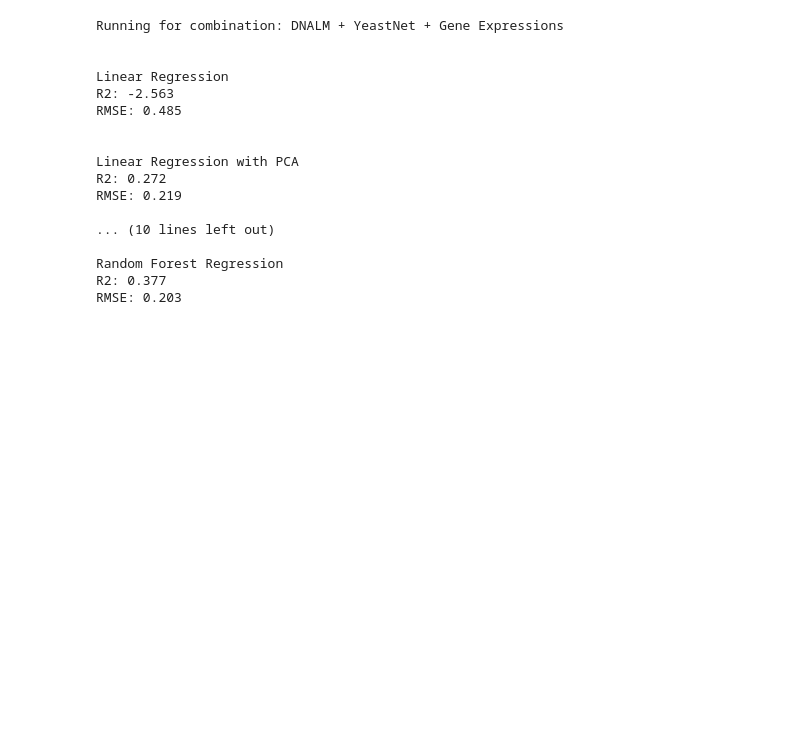
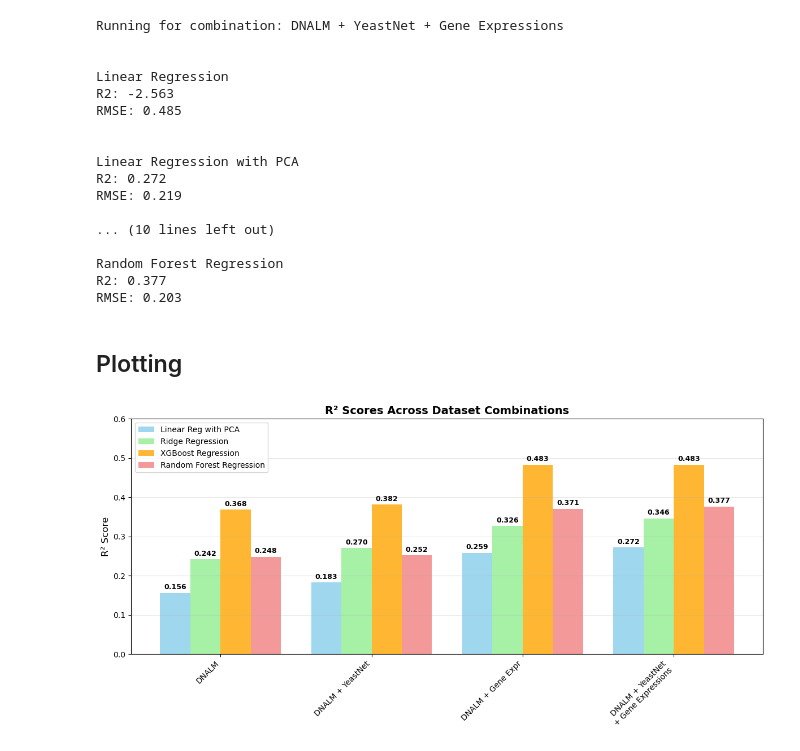
Before and after one commit to egekurt123/yeast_gene_interactions, a Jupyter notebook: Table Predictions/from_embeddings/DMF_Score_Combinations.ipynb, the cells around one changed output. Cells and saved outputs as stored; diff of their text form; code cells hidden in the pictures; blank space fills up the shorter version.

Commit message:
Add Holdout prediction to all models

```diff
--- a/Table Predictions/from_embeddings/DMF_Score_Combinations.ipynb
+++ b/Table Predictions/from_embeddings/DMF_Score_Combinations.ipynb
@@ -8,7 +8,7 @@ DNALM_YeastNet_Genex = pd.read_csv('../../extracted_data/yeast_emb_embeddings_ye
 # %% [markdown]
 ## DNALM only
 # %%
-predict_all_models(DNALM, "DNALM only", prediction_type="dmf")
+r2_dnalm = predict_all_models(DNALM, "DNALM only", prediction_type="dmf")
 # %% [output]
 Running for combination: DNALM only
 
@@ -30,7 +30,7 @@ RMSE: 0.223
 # %% [markdown]
 ## DNALM + YeastNet
 # %%
-predict_all_models(DNALM_YeastNet, "DNALM + YeastNet", prediction_type="dmf")
+r2_dnalm_yeastnet = predict_all_models(DNALM_YeastNet, "DNALM + YeastNet", prediction_type="dmf")
 # %% [output]
 Running for combination: DNALM + YeastNet
 
@@ -52,7 +52,7 @@ RMSE: 0.222
 # %% [markdown]
 ## DNALM + Gene expressions
 # %%
-predict_all_models(DNALM_Genex, "DNALM + Gene Expressions", prediction_type="dmf")
+r2_dnalm_genex = predict_all_models(DNALM_Genex, "DNALM + Gene Expressions", prediction_type="dmf")
 # %% [output]
 Running for combination: DNALM + Gene Expressions
 
@@ -74,7 +74,7 @@ RMSE: 0.204
 # %% [markdown]
 ## DNALM + Yeastnet + Gene expressions
 # %%
-predict_all_models(DNALM_YeastNet_Genex, "DNALM + YeastNet + Gene Expressions", prediction_type="dmf")
+r2_dnalm_yeastnet_genex = predict_all_models(DNALM_YeastNet_Genex, "DNALM + YeastNet + Gene Expressions", prediction_type="dmf")
 # %% [output]
 Running for combination: DNALM + YeastNet + Gene Expressions
 
@@ -93,3 +93,9 @@ RMSE: 0.219
 Random Forest Regression
 R2: 0.377
 RMSE: 0.203
+# %% [markdown]
+## Plotting
+# %%
+plot_r2_combinations(r2_dnalm, r2_dnalm_yeastnet, r2_dnalm_genex, r2_dnalm_yeastnet_genex)
+# %% [output]
+[figure, added]
```
Also changed, not shown: parts of 2 cells of this notebook, 4 other files.
